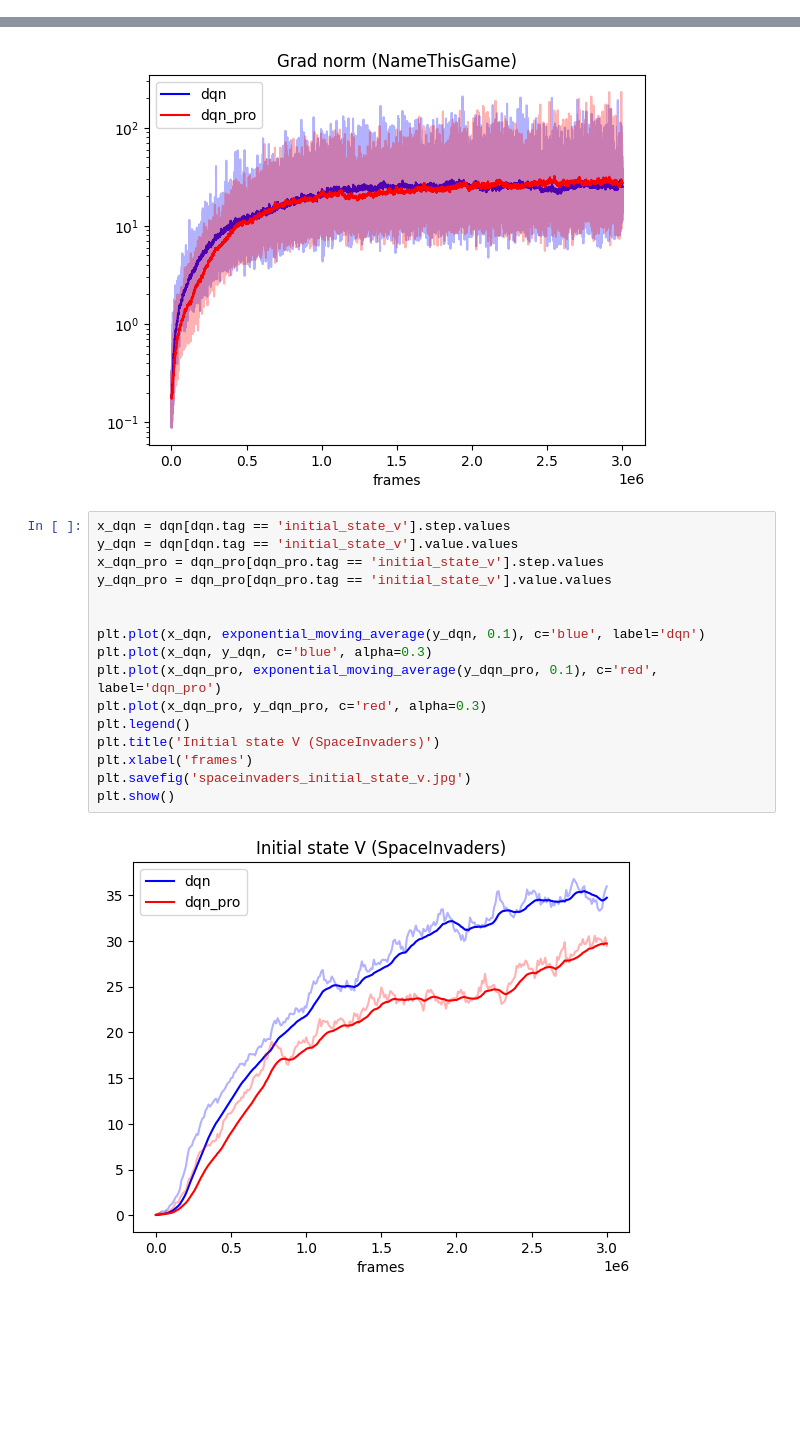
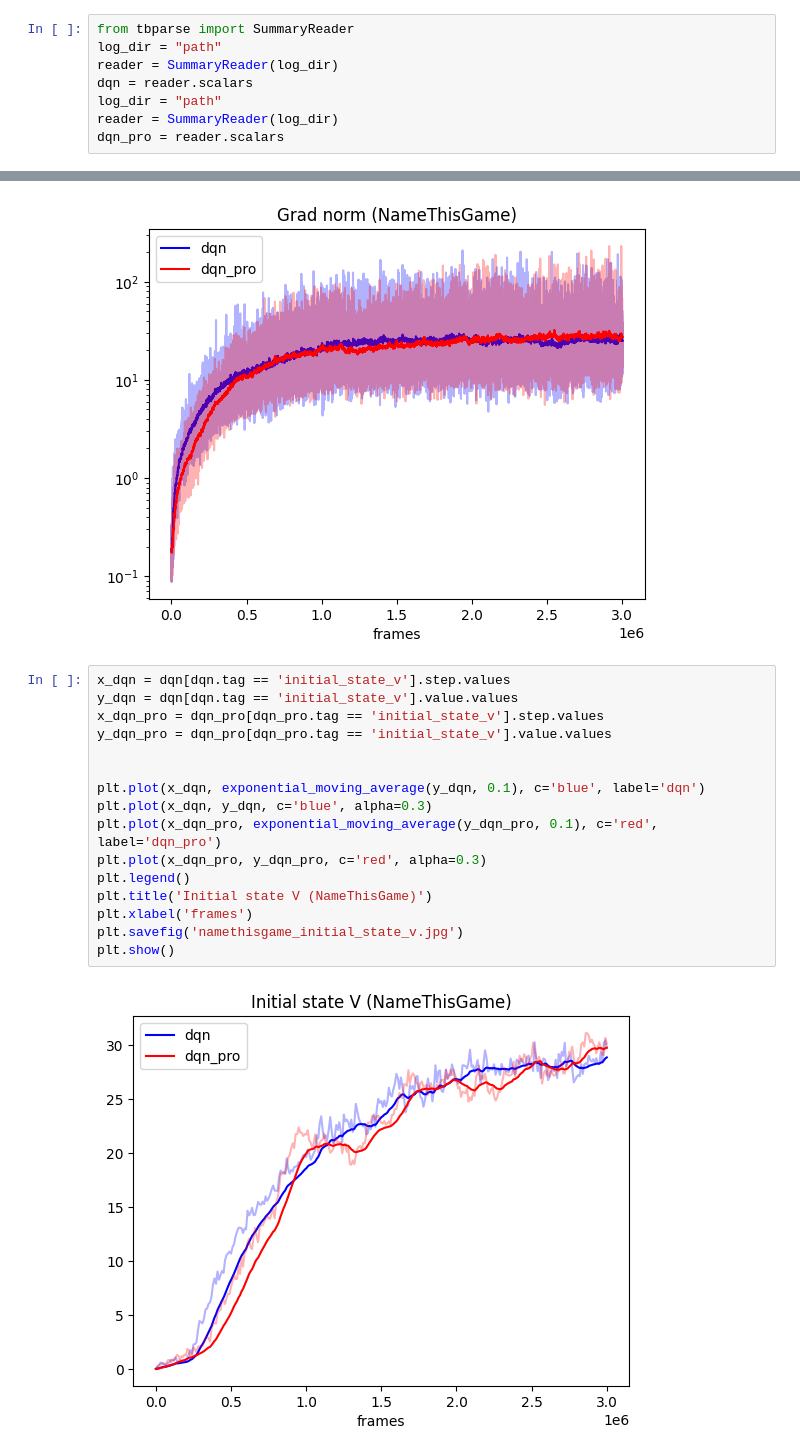
Before and after one commit to vladparh/dqn_pro, a Jupyter notebook: dqn_pro_results.ipynb, the cells around one changed output, grey strips where cells are left out. Cells and saved outputs as stored; diff of their text form; blank space fills up the shorter version.

```diff
--- a/dqn_pro.ipynb
+++ b/dqn_pro_results.ipynb
@@ -15,3 +3,11 @@ dqn_pro = reader.scalars
+# %%
+from tbparse import SummaryReader
+log_dir = "path"
+reader = SummaryReader(log_dir)
+dqn = reader.scalars
+log_dir = "path"
+reader = SummaryReader(log_dir)
+dqn_pro = reader.scalars
 # %%
 def exponential_moving_average(data, alpha):
     ema = np.zeros_like(data)
@@ -80,18 +76,18 @@ plt.show()
 # %%
 x_dqn = dqn[dqn.tag == 'initial_state_v'].step.values
 y_dqn = dqn[dqn.tag == 'initial_state_v'].value.values
 x_dqn_pro = dqn_pro[dqn_pro.tag == 'initial_state_v'].step.values
 y_dqn_pro = dqn_pro[dqn_pro.tag == 'initial_state_v'].value.values
 
 
 plt.plot(x_dqn, exponential_moving_average(y_dqn, 0.1), c='blue', label='dqn')
 plt.plot(x_dqn, y_dqn, c='blue', alpha=0.3)
 plt.plot(x_dqn_pro, exponential_moving_average(y_dqn_pro, 0.1), c='red', label='dqn_pro')
 plt.plot(x_dqn_pro, y_dqn_pro, c='red', alpha=0.3)
 plt.legend()
-plt.title('Initial state V (SpaceInvaders)')
+plt.title('Initial state V (NameThisGame)')
 plt.xlabel('frames')
-plt.savefig('spaceinvaders_initial_state_v.jpg')
+plt.savefig('namethisgame_initial_state_v.jpg')
 plt.show()
 # %% [output]
-[figure, old version]
+[figure, new version]
```
Also changed, not shown: parts of 4 cells of this notebook, 2 other files.
